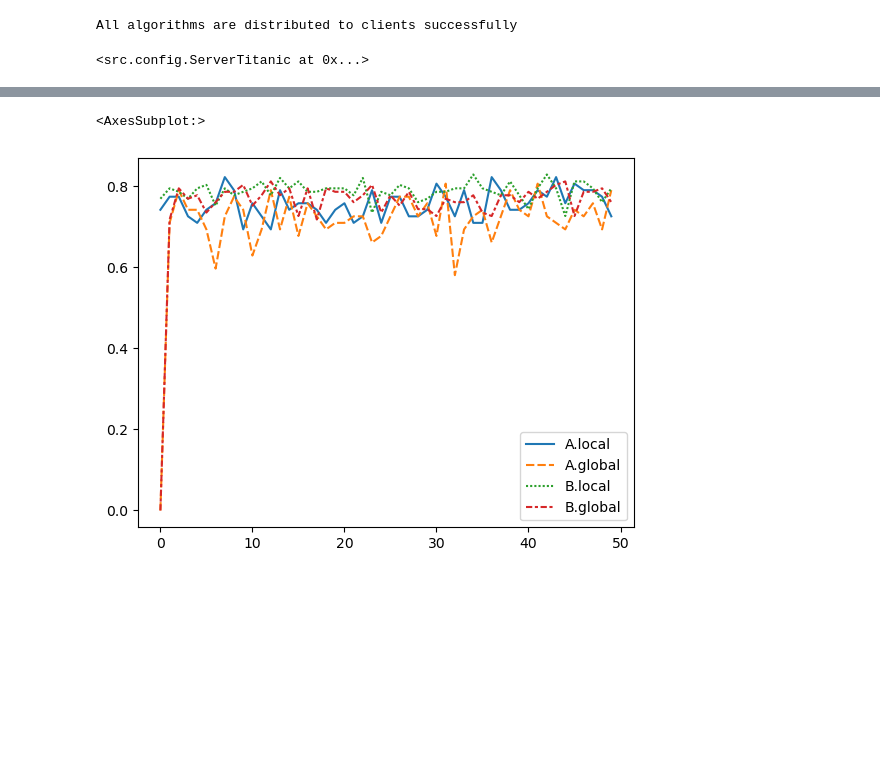
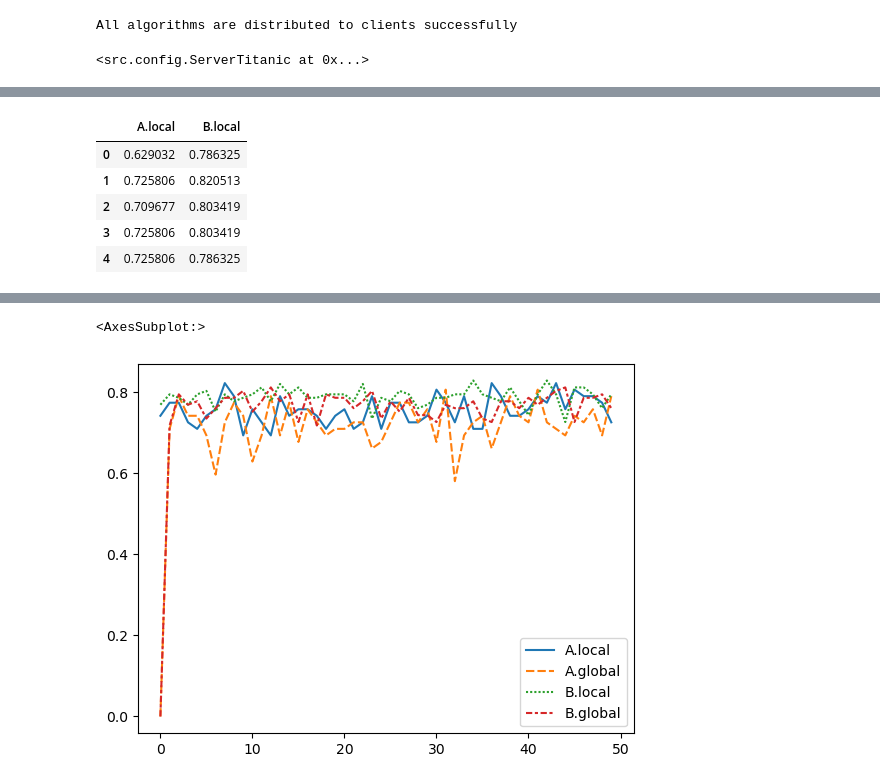
Before and after one commit to daanknoors/fl_titanic, a Jupyter notebook: notebooks/001_train_model.ipynb, the cells around one changed output, grey strips where cells are left out. Drawn from its saved outputs; the diff is of its cells as text; code cells hidden in the pictures; blank space fills up the shorter version.

```diff
--- a/notebooks/001_train_model.ipynb
+++ b/notebooks/001_train_model.ipynb
@@ -56,0 +77,10 @@ df_score_dict =server_titanic.collab.merge_collab_scores(output_df=True)
+# %%
+df_score_dict = pd.json_normalize(score_dict).apply(pd.Series.explode).reset_index(drop=True)
+df_score_dict.head()
+# %% [output]
+|  | A.local | B.local |
+| 0 | 0.629032 | 0.786325 |
+| 1 | 0.725806 | 0.820513 |
+| 2 | 0.709677 | 0.803419 |
+| 3 | 0.725806 | 0.803419 |
+| 4 | 0.725806 | 0.786325 |
```
Also changed, not shown: parts of 11 cells of this notebook, 5 other files.
